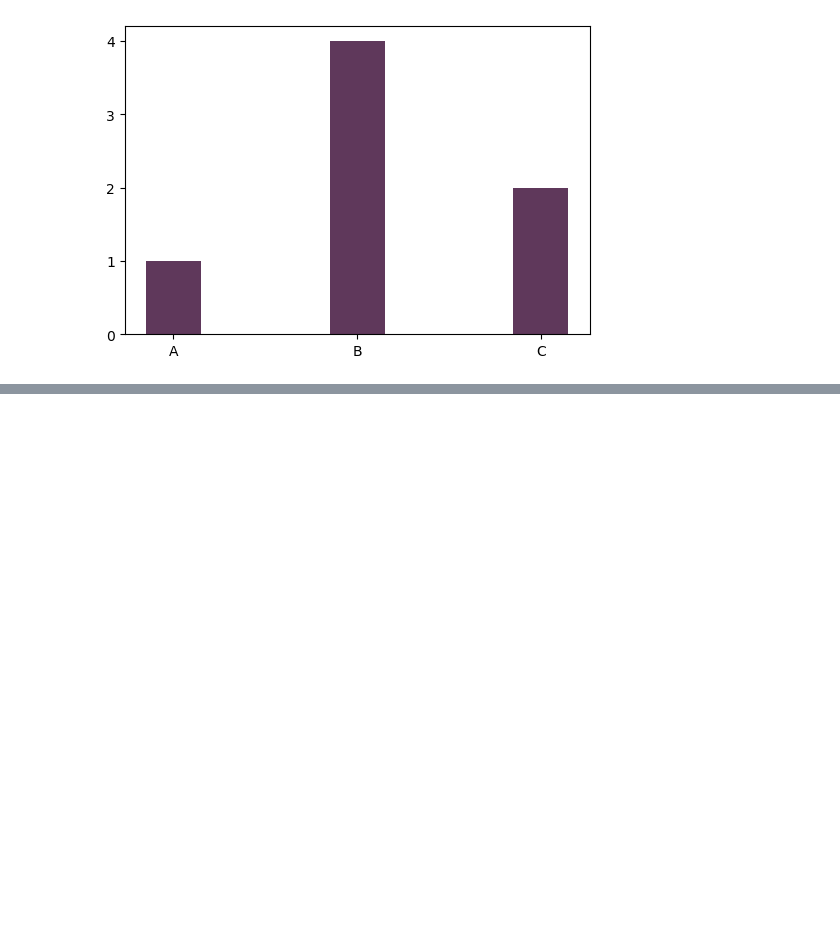
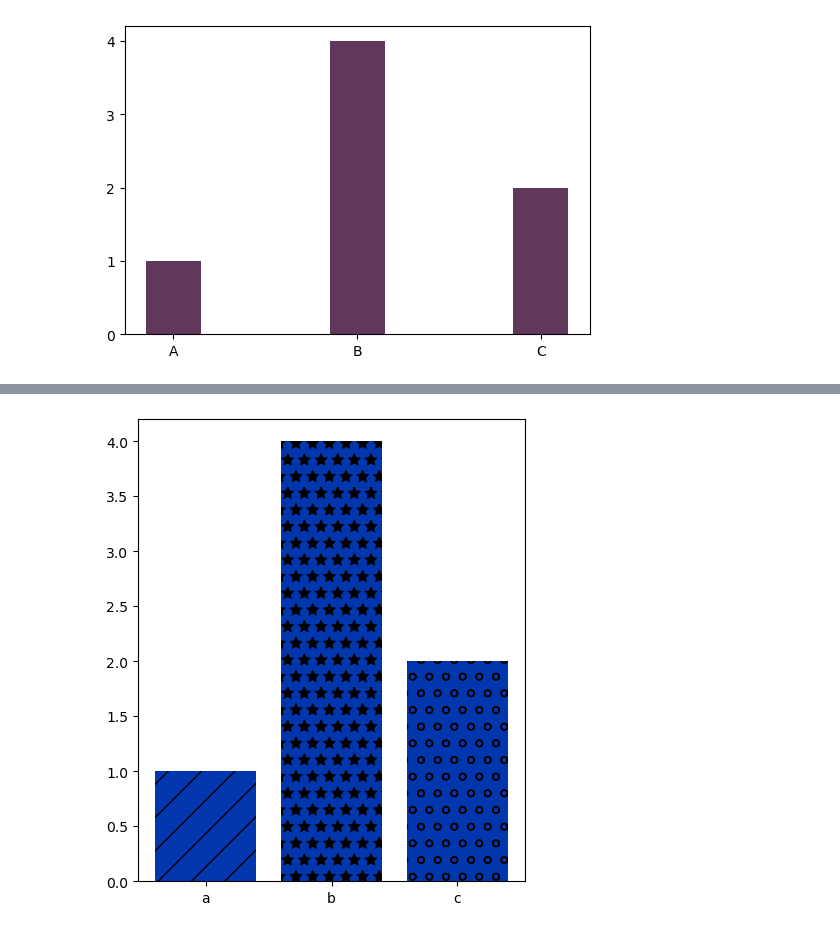
Before and after one commit to gehad-Ahmed30/Data-Analysis, a Jupyter notebook: Pandas/Visualization.ipynb, the cells around one changed output, grey strips where cells are left out. Saved outputs shown, nothing was run; the diff lists cells and outputs as text; code cells hidden in the pictures; blank space fills up the shorter version.

```diff
--- a/Pandas/Visualization.ipynb
+++ b/Pandas/Visualization.ipynb
@@ -594,0 +630,10 @@ plt.show()
+# %%
+lables = ["A", "B", "C"]
+values = [1,4 ,2]
+bars=plt.bar(labels,values,color="#0236ad")
+bars[0].set_hatch('/')
+bars[1].set_hatch('*')
+bars[2].set_hatch('o')
+plt.show()
+# %% [output]
+[figure, added]
```
Also changed, not shown: parts of 6 cells of this notebook.
